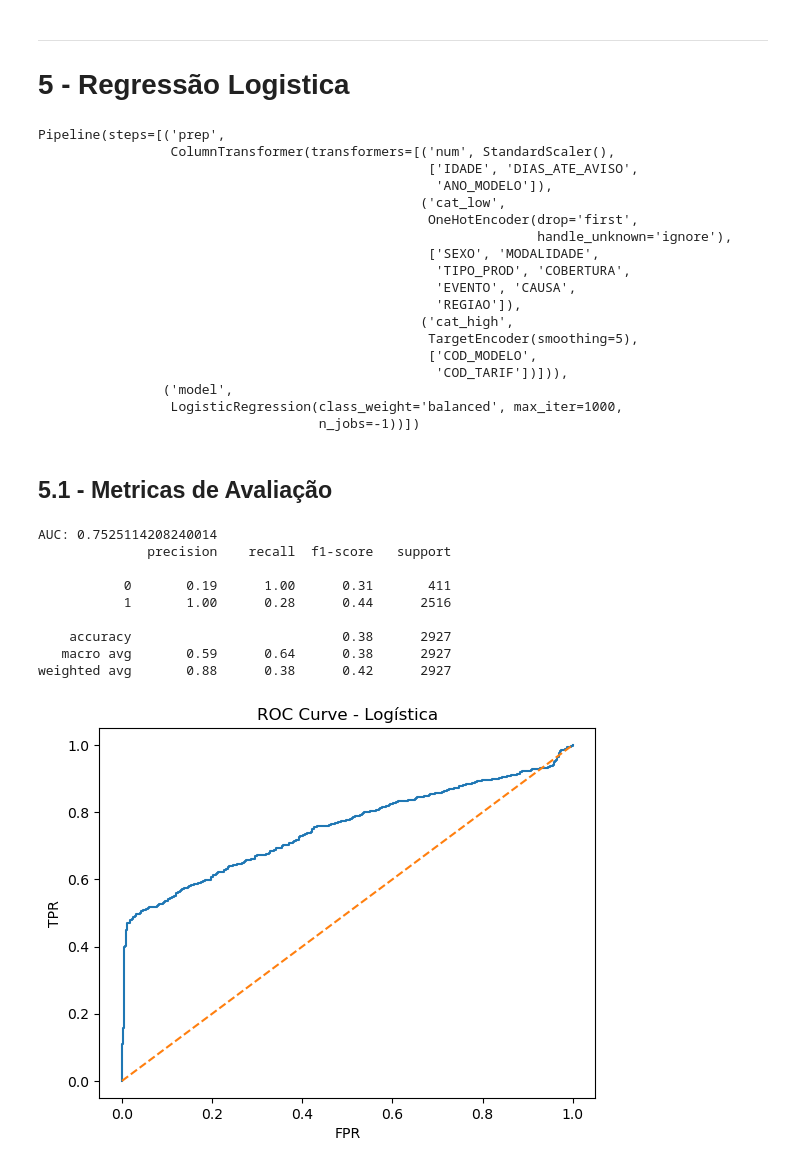
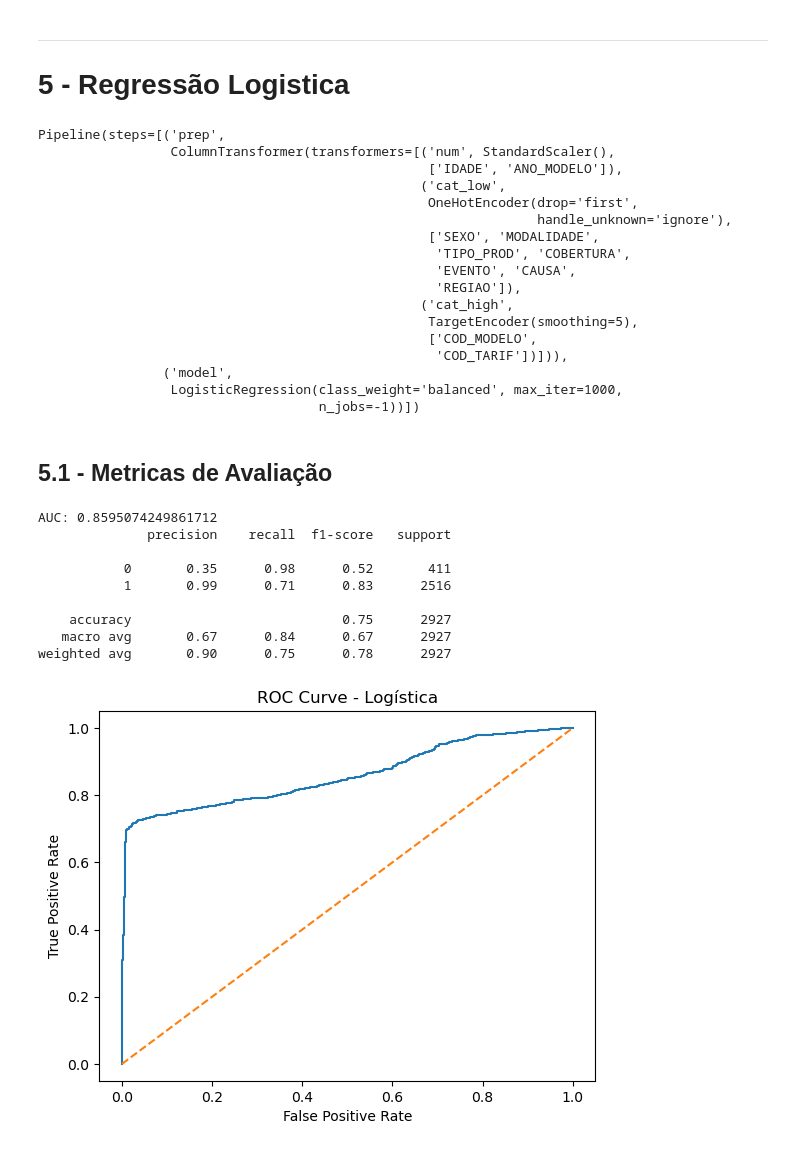
Before and after one commit to Lopeslucas/Data-Science, a Jupyter notebook: [SUSEP] - Seguro Auto/EDA.ipynb, the cells around one changed output. Saved outputs shown, nothing was run; the diff lists cells and outputs as text; code cells hidden in the pictures.

```diff
--- a/[SUSEP] - Seguro Auto/EDA.ipynb
+++ b/[SUSEP] - Seguro Auto/EDA.ipynb
@@ -637,8 +607,24 @@ y_train, y_test = y.loc[train_mask], y.loc[test_mask]
 # %%
 #Separa colunas por tipo
-num_cols = ['IDADE', 'DIAS_ATE_AVISO', 'ANO_MODELO']
+num_cols = ['IDADE', 'ANO_MODELO']
 cat_low = ['SEXO', 'MODALIDADE', 'TIPO_PROD', 'COBERTURA', 'EVENTO', 'CAUSA', 'REGIAO']
 cat_high = ['COD_MODELO', 'COD_TARIF']
+# %%
+# Converter variáveis categóricas com alta cardinalidade para string (evita tipo misto)
+df_treated['COD_MODELO'] = df_treated['COD_MODELO'].astype(str)
+df_treated['COD_TARIF'] = df_treated['COD_TARIF'].astype(str)
+
+X = df_treated[num_cols + cat_low + cat_high]
+y = df_treated['PAGOU_INDENIZACAO']
+
+#Separação do treino/ test, com simulação da linha temporal definida.
+cutoff = '2020-08-01'
+
+train_mask = df_treated['D_AVI'] < cutoff
+test_mask = df_treated['D_AVI'] >= cutoff
+
+X_train, X_test = X.loc[train_mask], X.loc[test_mask]
+y_train, y_test = y.loc[train_mask], y.loc[test_mask]
 # %% [markdown]
 ## 4.3 - Diagnóstico das variáveis do modelo
 # %%
@@ -701,7 +678,8 @@ preprocessor = ColumnTransformer(
         ('num', StandardScaler(), num_cols),
         ('cat_low', OneHotEncoder(drop='first', handle_unknown='ignore'), cat_low),
         ('cat_high', TargetEncoder(smoothing=5), cat_high)
-    ]
+    ],
+    remainder='drop'
 )
 # %% [markdown]
 ---
@@ -723,15 +698,10 @@ for col in cat_low + cat_high:
 # %%
-X = df_treated[num_cols + cat_low + cat_high]
-
-X_train, X_test = X.loc[train_mask], X.loc[test_mask]
-y_train, y_test = y.loc[train_mask], y.loc[test_mask]
 
 pipe.fit(X_train, y_train)
 # %% [output]
 Pipeline(steps=[('prep',
                  ColumnTransformer(transformers=[('num', StandardScaler(),
-                                                  ['IDADE', 'DIAS_ATE_AVISO',
-                                                   'ANO_MODELO']),
+                                                  ['IDADE', 'ANO_MODELO']),
                                                  ('cat_low',
                                                   OneHotEncoder(drop='first',
                                                                 handle_unknown='ignore'),
@@ -755,24 +725,24 @@ y_pred = pipe.predict(X_test)
 print("AUC:", roc_auc_score(y_test, y_prob))
 print(classification_report(y_test, y_pred))
 # %% [output]
-AUC: 0.7525114208240014
+AUC: 0.8595074249861712
               precision    recall  f1-score   support
 
-           0       0.19      1.00      0.31       411
-           1       1.00      0.28      0.44      2516
+           0       0.35      0.98      0.52       411
+           1       0.99      0.71      0.83      2516
 
-    accuracy                           0.38      2927
-   macro avg       0.59      0.64      0.38      2927
-weighted avg       0.88      0.38      0.42      2927
+    accuracy                           0.75      2927
+   macro avg       0.67      0.84      0.67      2927
+weighted avg       0.90      0.75      0.78      2927
 # %%
 fpr, tpr, _ = roc_curve(y_test, y_prob)
 
 plt.figure()
 plt.plot(fpr, tpr)
 plt.plot([0, 1], [0, 1], linestyle='--')
-plt.xlabel("FPR")
-plt.ylabel("TPR")
+plt.xlabel("False Positive Rate")
+plt.ylabel("True Positive Rate")
 plt.title("ROC Curve - Logística")
 plt.show()
 # %% [output]
-[figure, old version]
+[figure, new version]
```
Also changed, not shown: parts of 10 cells of this notebook, 1 other file.
